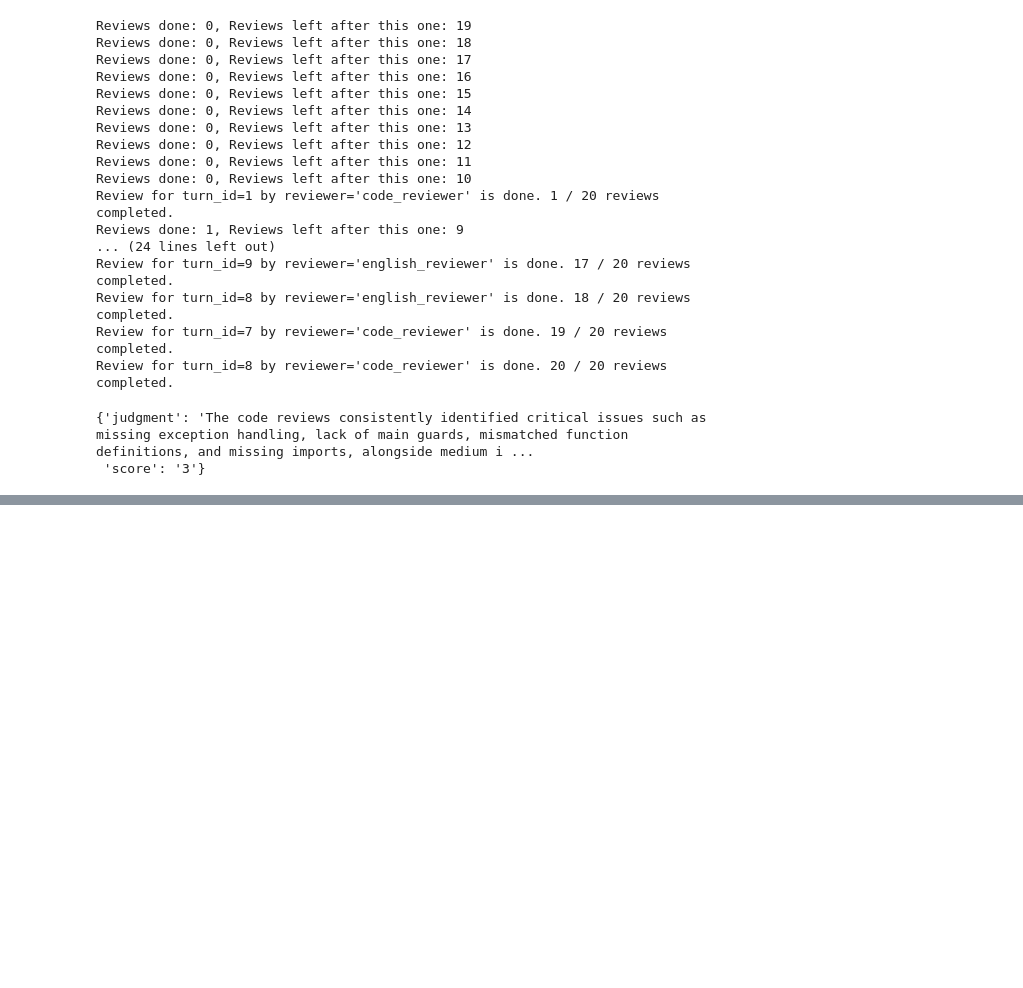
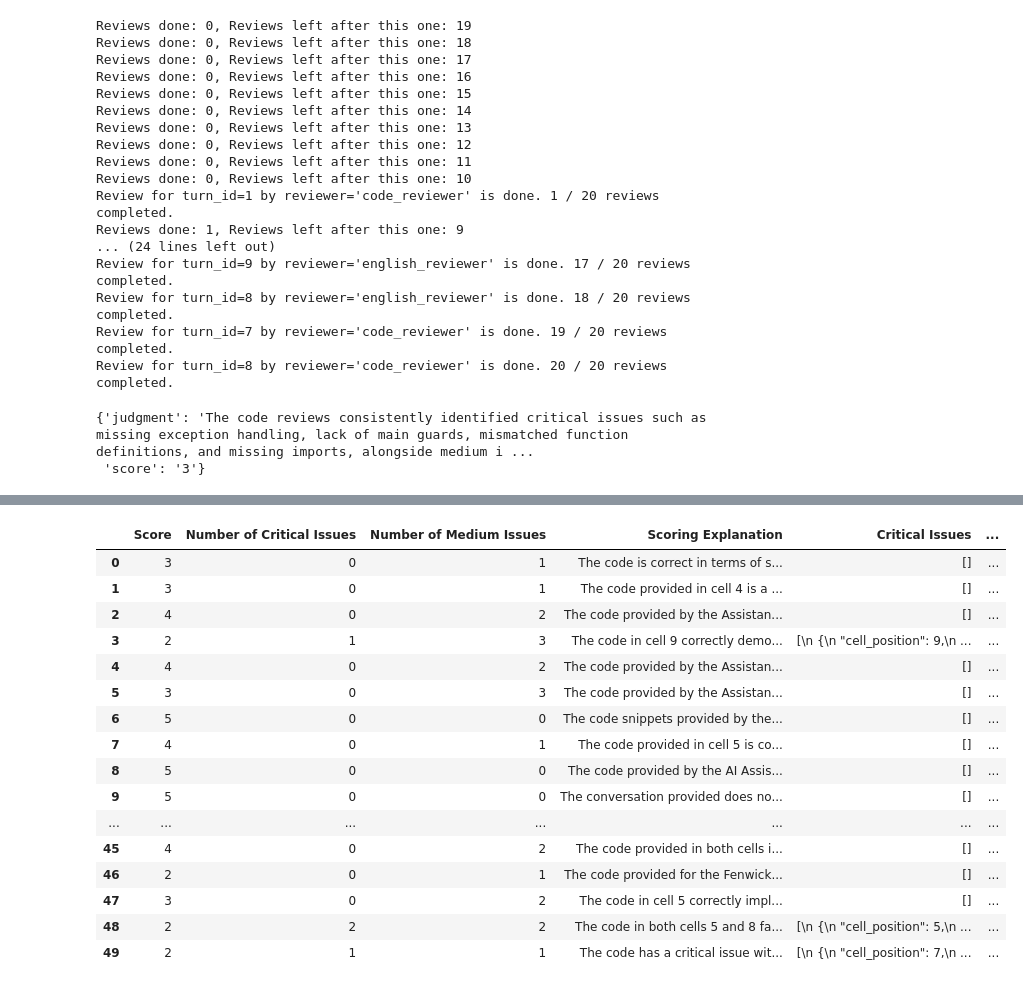
Before and after one commit to alexei-v-tu/character_tasks, a Jupyter notebook: wip_full_history_review.ipynb, the cells around one changed output, grey strips where cells are left out. Saved outputs shown, nothing was run; the diff lists cells and outputs as text; code cells hidden in the pictures; blank space fills up the shorter version.

```diff
--- a/wip_full_history_review.ipynb
+++ b/wip_full_history_review.ipynb
@@ -729,3 +788,11 @@ get_judgment('code', df.iloc[0]['code_feedback'])
 # %% [output]
 {'judgment': 'The code reviews consistently identified critical issues such as missing exception handling, lack of main guards, mismatched function definitions, and missing imports, alongside medium i ...
  'score': '3'}
+# %%
+with open(DATA_DIR + 'parsed_conversations.pkl', 'rb') as f:
+    parsed_conversations = pickle.load(f)
+
+from src.llm_reviewer.notebook_reviewer import review_notebooks
+
+OFFSET = 0
+notebooks = parsed_conversations[:50]
@@ -731,0 +875,12 @@ get_judgment('code', df.iloc[0]['code_feedback'])
+# %%
+from concurrent.futures import ThreadPoolExecutor
+
+def review_notebooks_full(notebooks):
+    with ThreadPoolExecutor(max_workers=10) as executor:
+        results = list(executor.map(make_review_request, [nb['nb_parsed_notebook'] for nb in notebooks]))
+    return results
+
+global_usage_manager.reset_usage()
+full_history_reviews = review_notebooks_full(notebooks)
+global_usage_manager.print_costs()
+global_usage_manager._usage_dict
@@ -731,0 +894,53 @@ get_judgment('code', df.iloc[0]['code_feedback'])
+# %%
+import pandas as pd
+import json
+
+def create_review_dataframe(reviews):
+    # Initialize lists to store the data
+    scores = []
+    num_critical_issues = []
+    num_medium_issues = []
+    explanations = []
+    critical_issues = []
+    medium_issues = []
+
+    # Process each review in the list
+    for review in reviews:
+        scores.append(review['score'])
+        num_critical_issues.append(len(review['critical_severity_issues']))
+        num_medium_issues.append(len(review['medium_severity_issues']))
+        explanations.append(review['scoring_explanation'])
+        critical_issues.append(json.dumps(review['critical_severity_issues'], indent=4))
+        medium_issues.append(json.dumps(review['medium_severity_issues'], indent=4))
+
+    # Create a DataFrame
+    df = pd.DataFrame({
+        'Score': scores,
+        'Number of Critical Issues': num_critical_issues,
+        'Number of Medium Issues': num_medium_issues,
+        'Scoring Explanation': explanations,
+        'Critical Issues': critical_issues,
+        'Medium Severity Issues': medium_issues
+    })
+    return df
+
+full_history_reviews_df = create_review_dataframe(full_history_reviews)
+full_history_reviews_df
+# %% [output]
+|  | Score | Number of Critical Issues | Number of Medium Issues | Scoring Explanation | Critical Issues | ... |
+| 0 | 3 | 0 | 1 | The code is correct in terms of s... | [] | ... |
+| 1 | 3 | 0 | 1 | The code provided in cell 4 is a ... | [] | ... |
+| 2 | 4 | 0 | 2 | The code provided by the Assistan... | [] | ... |
+| 3 | 2 | 1 | 3 | The code in cell 9 correctly demo... | [\n {\n "cell_position": 9,\n ... | ... |
+| 4 | 4 | 0 | 2 | The code provided by the Assistan... | [] | ... |
+| 5 | 3 | 0 | 3 | The code provided by the Assistan... | [] | ... |
+| 6 | 5 | 0 | 0 | The code snippets provided by the... | [] | ... |
+| 7 | 4 | 0 | 1 | The code provided in cell 5 is co... | [] | ... |
+| 8 | 5 | 0 | 0 | The code provided by the AI Assis... | [] | ... |
+| 9 | 5 | 0 | 0 | The conversation provided does no... | [] | ... |
+| ... | ... | ... | ... | ... | ... | ... |
+| 45 | 4 | 0 | 2 | The code provided in both cells i... | [] | ... |
+| 46 | 2 | 0 | 1 | The code provided for the Fenwick... | [] | ... |
+| 47 | 3 | 0 | 2 | The code in cell 5 correctly impl... | [] | ... |
+| 48 | 2 | 2 | 2 | The code in both cells 5 and 8 fa... | [\n {\n "cell_position": 5,\n ... | ... |
+| 49 | 2 | 1 | 1 | The code has a critical issue wit... | [\n {\n "cell_position": 7,\n ... | ... |
```
Also changed, not shown: parts of 24 cells of this notebook, 3 other files.
